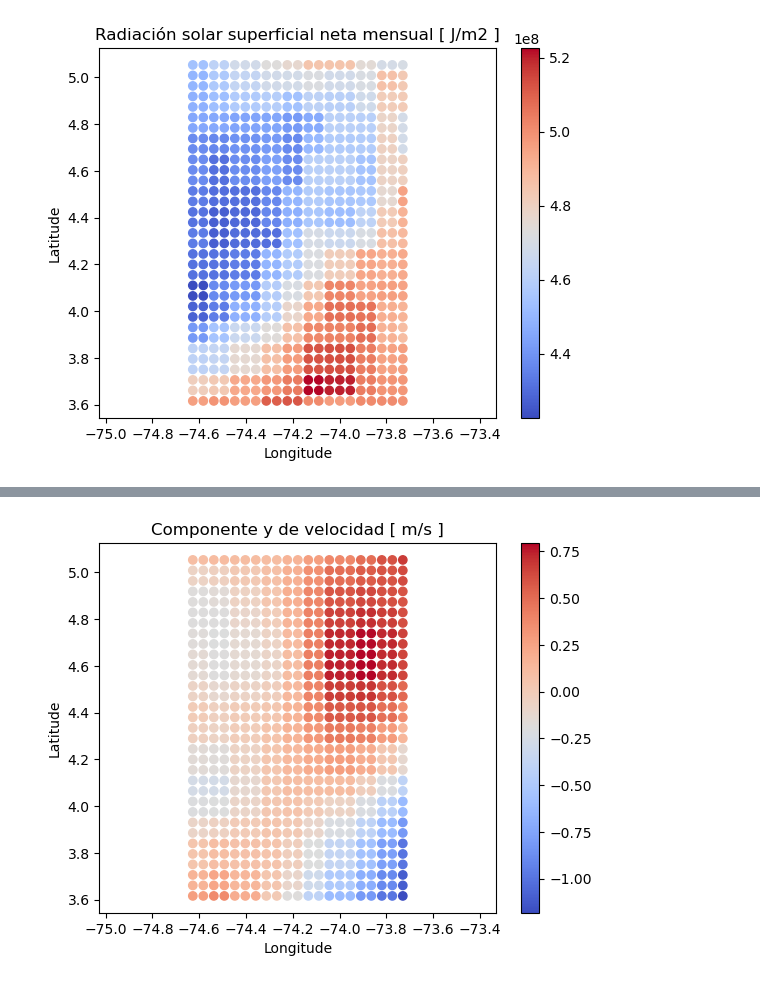
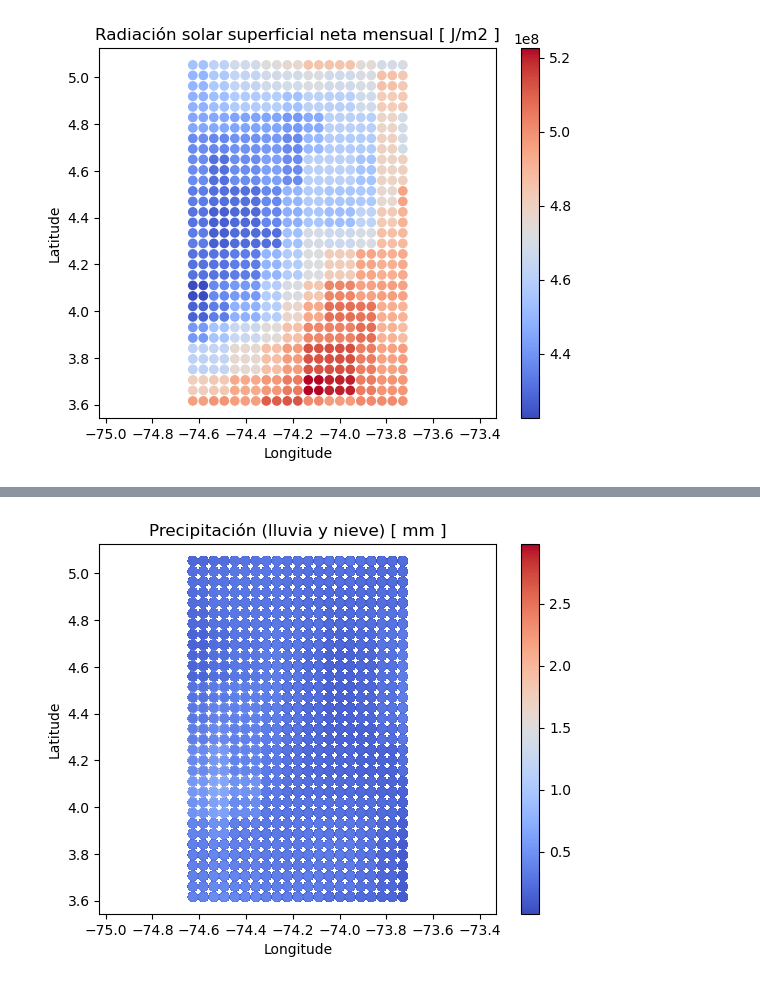
Before and after one commit to seforeros/renewable_BOG, a Jupyter notebook: gee_data_information/GEE_ERA5_data.ipynb, the cells around one changed output, grey strips where cells are left out. Saved outputs shown, nothing was run; the diff lists cells and outputs as text; code cells hidden in the pictures.

```diff
--- a/gee_data_information/GEE_ERA5_data.ipynb
+++ b/gee_data_information/GEE_ERA5_data.ipynb
@@ -142,20 +190,24 @@ plt.show()
-# %%
-df = df_ERA5_velv
-dic = ERA5_velv
-
-min = df[dic.get('band')].min()
-max = df[dic.get('band')].max()
-
-fig, ax = plt.subplots()
-ax.scatter(df['longitude'], df['latitude'], c=df[dic.get('band')], cmap='coolwarm')
-ax.set_title(dic.get('variable')+dic.get('units'))
-ax.set_xlabel('Longitude')
-ax.set_ylabel('Latitude')
-ax.axis('equal')
-#colobar and range
-fig.colorbar(scatter, ax=ax)
-scatter.set_clim(min, max)
-# Show the plot
-plt.show()
-# %% [output]
-[figure, removed]
+# %%
+#precipitacion
+df_ERA5_precipitacion = collection_data(ERA5_precipitacion, region, scale_value)
+df_ERA5_preci = df_ERA5_precipitacion.loc[df_ERA5_precipitacion['date'] == ERA5_precipitacion.get('start')] #primer valor de ejemplo
+# %%
+df = df_ERA5_precipitacion
+dic = ERA5_precipitacion
+
+min = df[dic.get('band')].min()
+max = df[dic.get('band')].max()
+
+fig, ax = plt.subplots()
+im = ax.scatter(df['longitude'], df['latitude'], c=df[dic.get('band')], cmap='coolwarm')
+ax.set_title(dic.get('variable')+dic.get('units'))
+ax.set_xlabel('Longitude')
+ax.set_ylabel('Latitude')
+ax.axis('equal')
+#colobar and range
+fig.colorbar(im, ax=ax)
+im.set_clim(min, max)
+# Show the plot
+plt.show()
+# %% [output]
+[figure, added]
```
Also changed, not shown: parts of 15 cells of this notebook, 7 other files.
